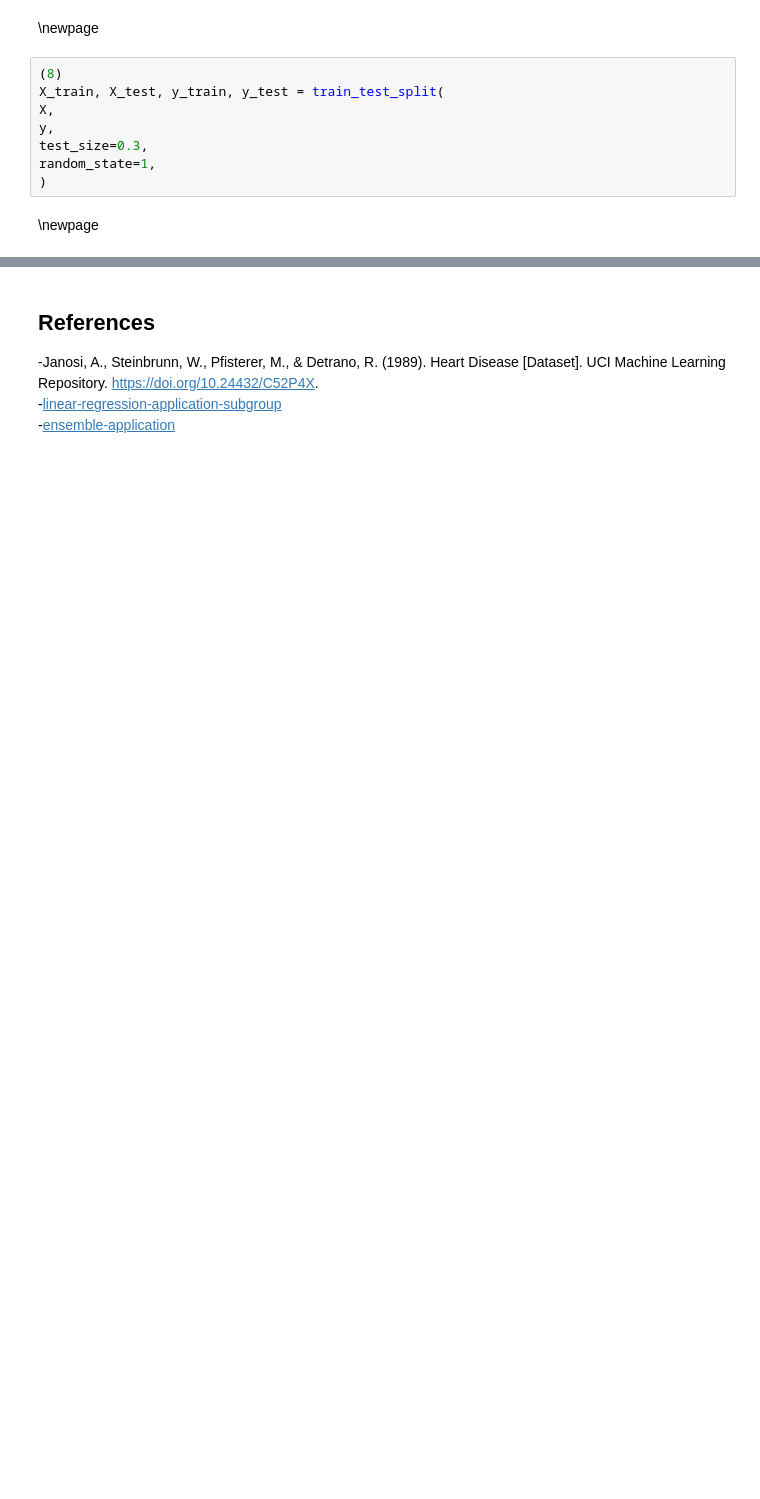
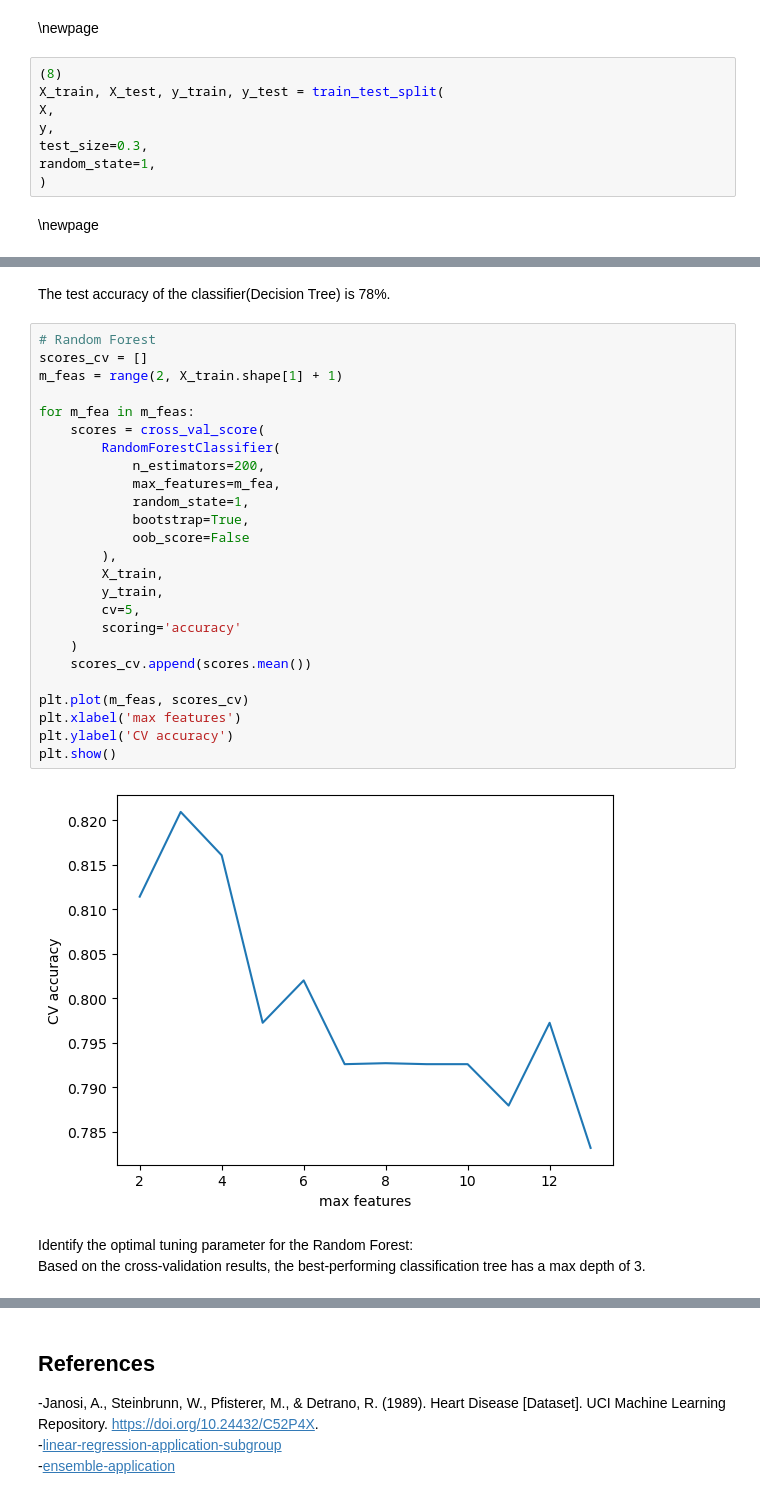
Before and after one commit to zeelp7/Stats3da3_assign6, a Jupyter notebook: Assignment6.ipynb, the cells around one changed output, grey strips where cells are left out. Cells and saved outputs as stored; diff of their text form; blank space fills up the shorter version.

```diff
--- a/Assignment6.ipynb
+++ b/Assignment6.ipynb
@@ -267,0 +333,32 @@ random_state=1,
+# %% [markdown]
+The test accuracy of the classifier(Decision Tree) is 78%.
+# %%
+# Random Forest
+scores_cv = []
+m_feas = range(2, X_train.shape[1] + 1)
+
+for m_fea in m_feas:
+    scores = cross_val_score(
+        RandomForestClassifier(
+            n_estimators=200,
+            max_features=m_fea,
+            random_state=1,
+            bootstrap=True,
+            oob_score=False
+        ),
+        X_train,
+        y_train,
+        cv=5,
+        scoring='accuracy'
+    )
+    scores_cv.append(scores.mean())
+
+plt.plot(m_feas, scores_cv)
+plt.xlabel('max features')
+plt.ylabel('CV accuracy')
+plt.show()
+# %% [output]
+[figure, added]
+# %% [markdown]
+Identify the optimal tuning parameter for the Random Forest:
+Based on the cross-validation results, the best-performing classification tree has a max depth of 3.
```
Also changed, not shown: parts of 27 cells of this notebook.
